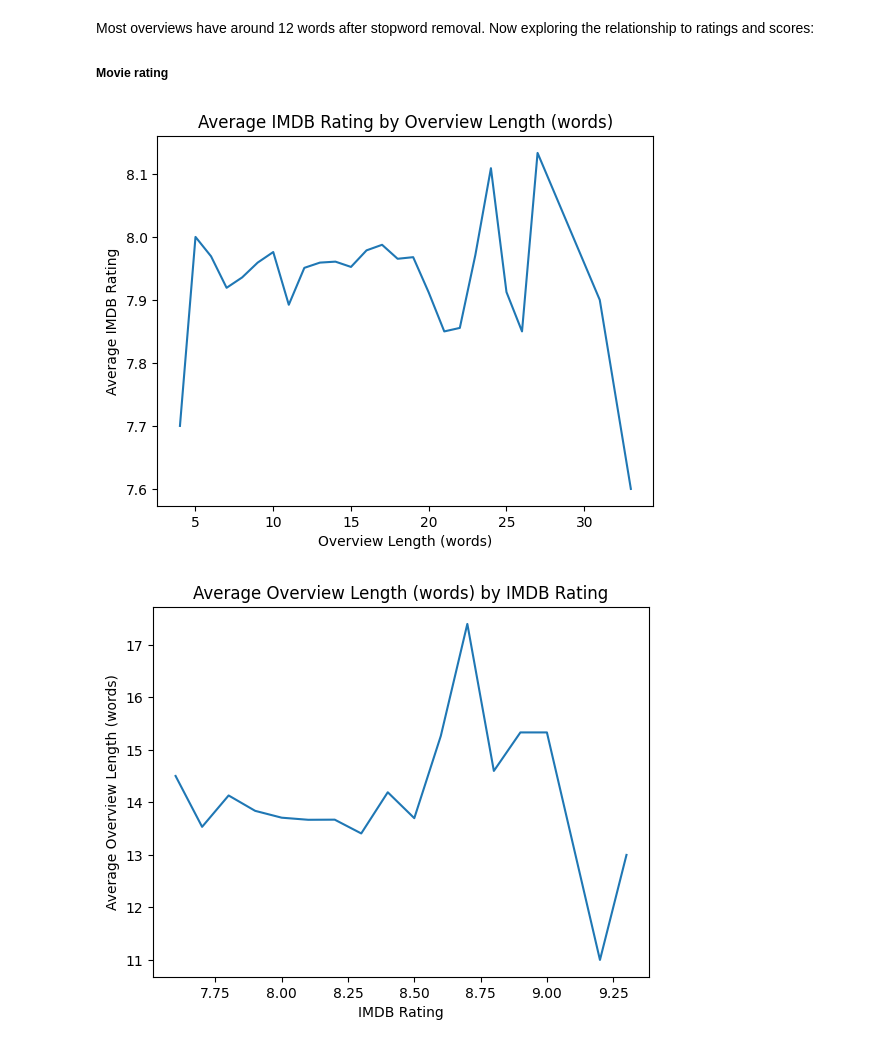
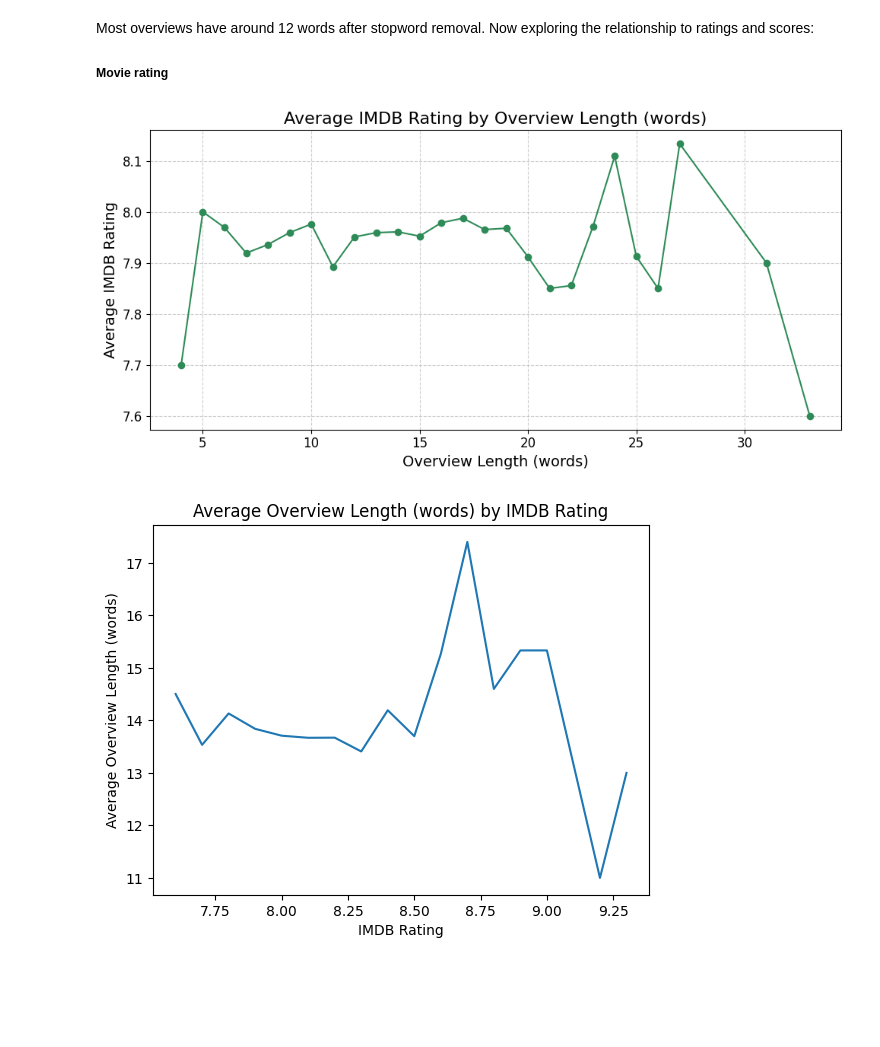
Before and after one commit to EetuHolmi/IMDB_analysis, a Jupyter notebook: 3_overview_text_preprocessing.ipynb, the cells around one changed output. Drawn from its saved outputs; the diff is of its cells as text; code cells hidden in the pictures; blank space fills up the shorter version.

```diff
--- a/3_overview_text_preprocessing.ipynb
+++ b/3_overview_text_preprocessing.ipynb
@@ -56,13 +64,17 @@ Most overviews have around 12 words after stopword removal. Now exploring the re
 
 ##### Movie rating
 # %%
-imdb_data.groupby("Overview_length_words")["IMDB_Rating"].mean().plot()
-plt.title("Average IMDB Rating by Overview Length (words)")
-plt.xlabel("Overview Length (words)")
-plt.ylabel("Average IMDB Rating")
+imdb_data.groupby("Overview_length_words")["IMDB_Rating"].mean().plot(figsize=(10, 5), color="seagreen", marker="o")
+plt.title("Average IMDB Rating by Overview Length (words)", fontsize=16)
+plt.xlabel("Overview Length (words)", fontsize=14)
+plt.ylabel("Average IMDB Rating", fontsize=14)
+plt.xticks(fontsize=12)
+plt.yticks(fontsize=12)
+plt.grid(True, linestyle="--", alpha=0.6)
+plt.tight_layout()
 plt.show()
 # %% [output]
-[figure, old version]
+[figure, new version]
 # %%
 imdb_data.groupby("IMDB_Rating")["Overview_length_words"].mean().plot()
 plt.title("Average Overview Length (words) by IMDB Rating")
```
Also changed, not shown: parts of 21 cells of this notebook, 3 other files.
